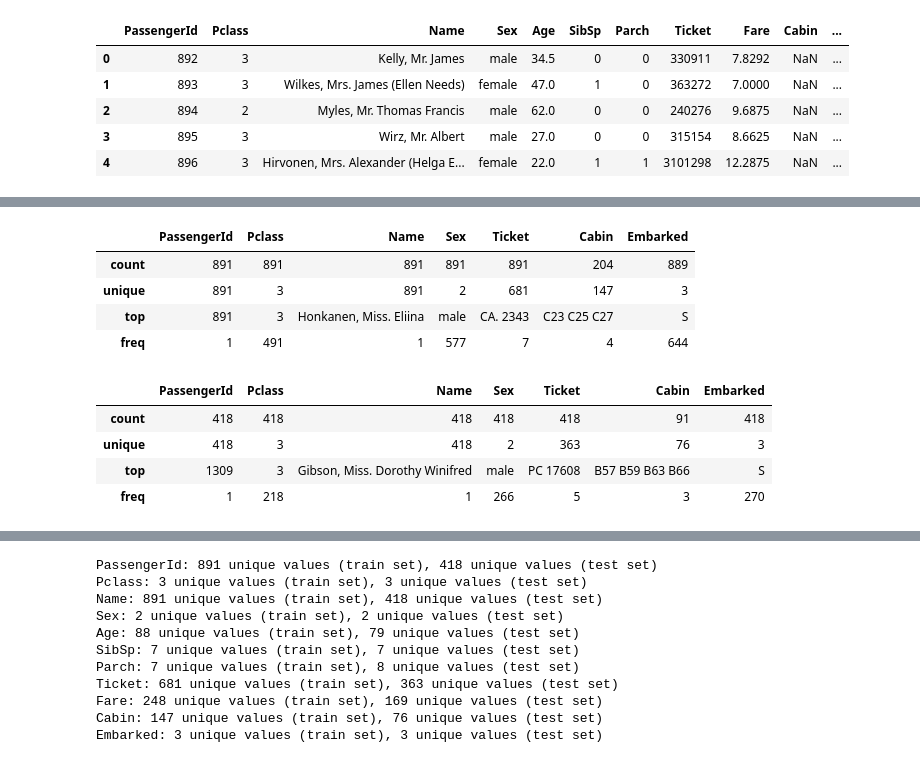
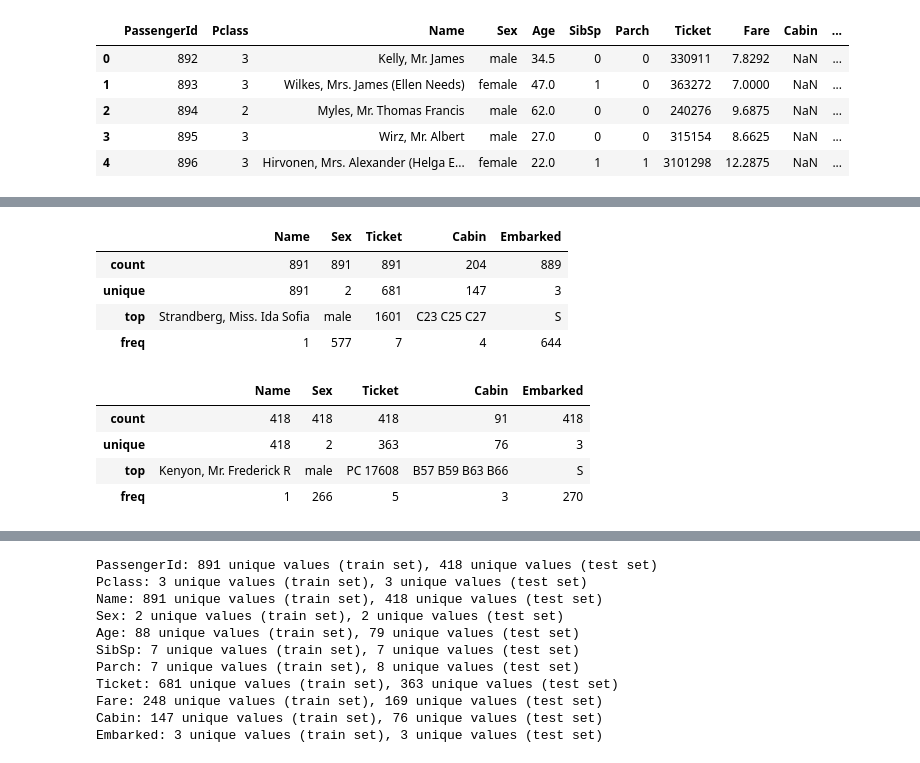
Before and after one commit to charleslagace/TitanicML, a Jupyter notebook: EDA.ipynb, the cells around one changed output, grey strips where cells are left out. Drawn from its saved outputs; the diff is of its cells as text; code cells hidden in the pictures.

```diff
--- a/EDA.ipynb
+++ b/EDA.ipynb
@@ -63,25 +63,21 @@ X_train.head()
 | 2 | 3 | 3 | Heikkinen, Miss. Laina | female | 26.0 | 0 | 0 | STON/O2. 3101282 | 7.9250 | NaN | ... |
 | 3 | 4 | 1 | Futrelle, Mrs. Jacques Heath (Lil... | female | 35.0 | 1 | 0 | 113803 | 53.1000 | C123 | ... |
 | 4 | 5 | 3 | Allen, Mr. William Henry | male | 35.0 | 0 | 0 | 373450 | 8.0500 | NaN | ... |
-# %%
-# Convert columns to correct data type
-X_train['Pclass'] = X_train['Pclass'].astype('category')
-X_test['Pclass'] = X_test['Pclass'].astype('category')
 # %%
-categorical = ['Pclass', 'Name', 'Sex', 'Ticket', 'Cabin', 'Embarked']
-numerical = ['PassengerId', 'Age', 'SibSp', 'Parch', 'Fare']
+categorical = ['Name', 'Sex', 'Ticket', 'Cabin', 'Embarked']
+numerical = ['PassengerId', 'Pclass', 'Age', 'SibSp', 'Parch', 'Fare']
 X_train[categorical].describe()
 # %% [output]
-|  | PassengerId | Pclass | Name | Sex | Ticket | Cabin | Embarked |
-| count | 891 | 891 | 891 | 891 | 891 | 204 | 889 |
-| unique | 891 | 3 | 891 | 2 | 681 | 147 | 3 |
-| top | 891 | 3 | Honkanen, Miss. Eliina | male | CA. 2343 | C23 C25 C27 | S |
-| freq | 1 | 491 | 1 | 577 | 7 | 4 | 644 |
+|  | Name | Sex | Ticket | Cabin | Embarked |
+| count | 891 | 891 | 891 | 204 | 889 |
+| unique | 891 | 2 | 681 | 147 | 3 |
+| top | Strandberg, Miss. Ida Sofia | male | 1601 | C23 C25 C27 | S |
+| freq | 1 | 577 | 7 | 4 | 644 |
 # %%
 X_test[categorical].describe()
 # %% [output]
-|  | PassengerId | Pclass | Name | Sex | Ticket | Cabin | Embarked |
-| count | 418 | 418 | 418 | 418 | 418 | 91 | 418 |
-| unique | 418 | 3 | 418 | 2 | 363 | 76 | 3 |
-| top | 1309 | 3 | Gibson, Miss. Dorothy Winifred | male | PC 17608 | B57 B59 B63 B66 | S |
-| freq | 1 | 218 | 1 | 266 | 5 | 3 | 270 |
+|  | Name | Sex | Ticket | Cabin | Embarked |
+| count | 418 | 418 | 418 | 91 | 418 |
+| unique | 418 | 2 | 363 | 76 | 3 |
+| top | Kenyon, Mr. Frederick R | male | PC 17608 | B57 B59 B63 B66 | S |
+| freq | 1 | 266 | 5 | 3 | 270 |
```
Also changed, not shown: parts of 12 cells of this notebook, 2 other files.
